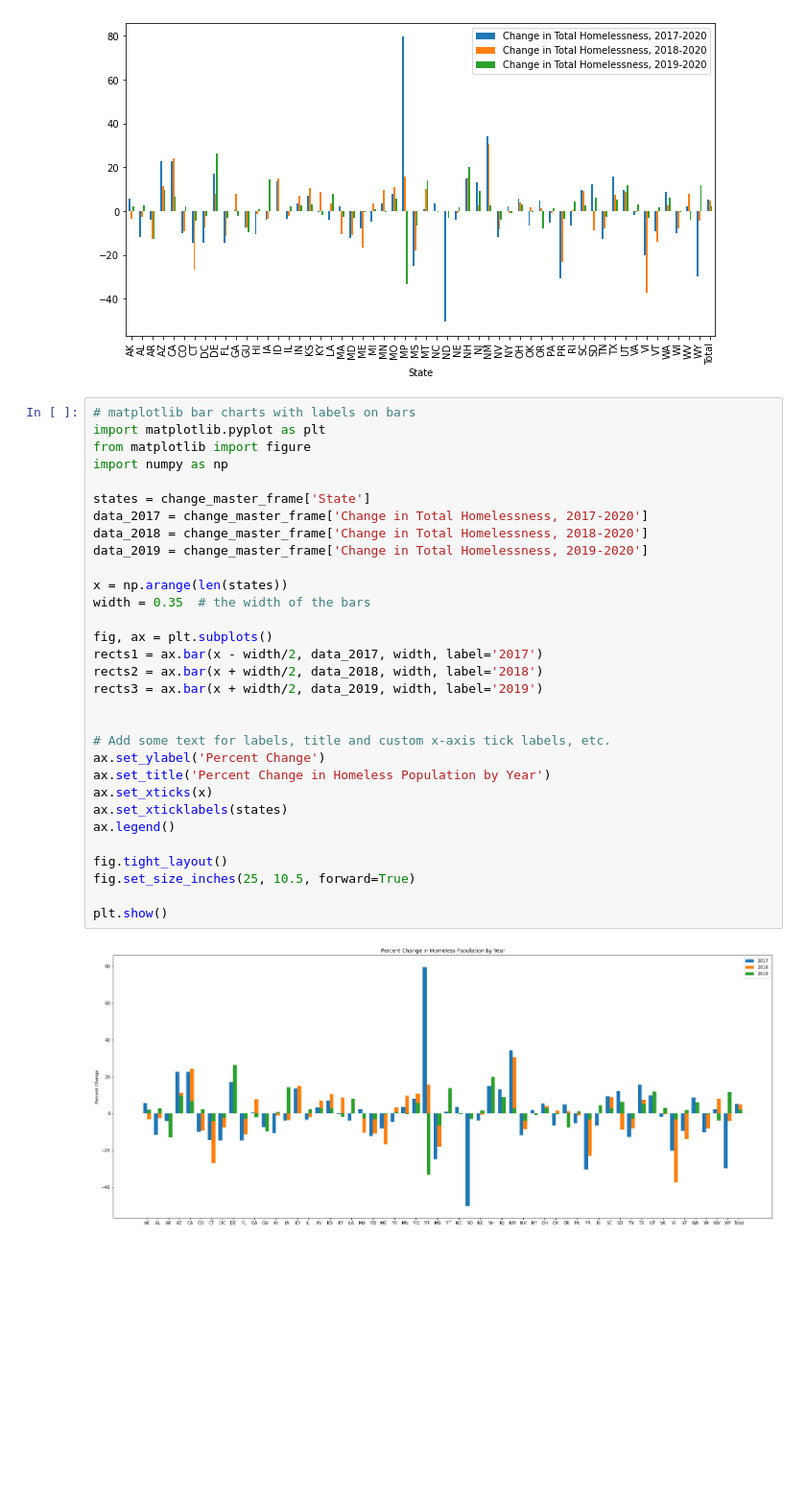
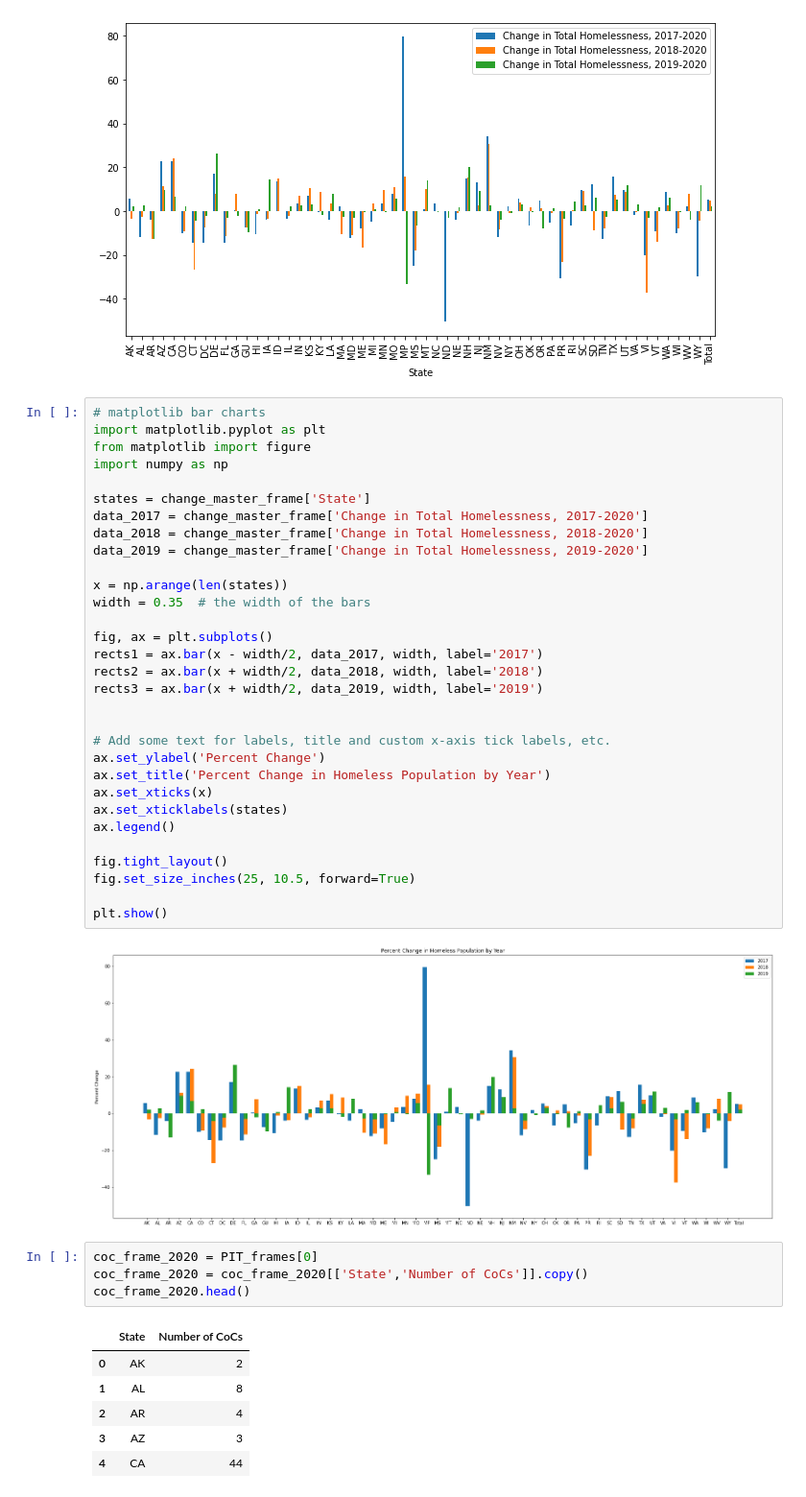
Before and after one commit to esther2897/project_one, a Jupyter notebook: Analysis.ipynb, the cells around one changed output. Shown at 96% size. Cells and saved outputs as stored; diff of their text form; blank space fills up the shorter version.

```diff
--- a/Analysis.ipynb
+++ b/Analysis.ipynb
@@ -271,7 +271,7 @@ change_master_chart = change_master_frame.plot.bar(x='State',figsize=(11,6))
 # %% [output]
 [figure]
 # %%
-# matplotlib bar charts with labels on bars
+# matplotlib bar charts
 import matplotlib.pyplot as plt
 from matplotlib import figure
 import numpy as np
@@ -303,3 +303,14 @@ fig.set_size_inches(25, 10.5, forward=True)
 plt.show()
 # %% [output]
 [figure]
+# %%
+coc_frame_2020 = PIT_frames[0]
+coc_frame_2020 = coc_frame_2020[['State','Number of CoCs']].copy()
+coc_frame_2020.head()
+# %% [output]
+|  | State | Number of CoCs |
+| 0 | AK | 2 |
+| 1 | AL | 8 |
+| 2 | AR | 4 |
+| 3 | AZ | 3 |
+| 4 | CA | 44 |
```
Also changed, not shown: parts of 6 cells of this notebook, 2 other files.
